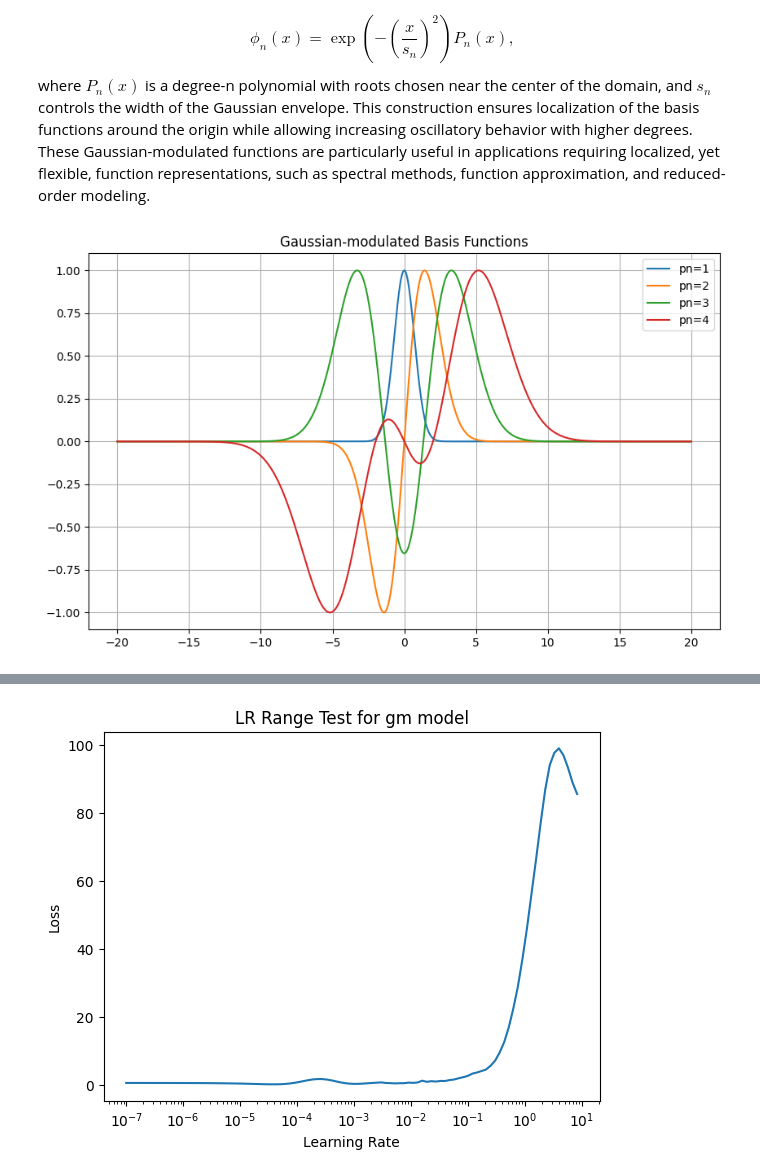
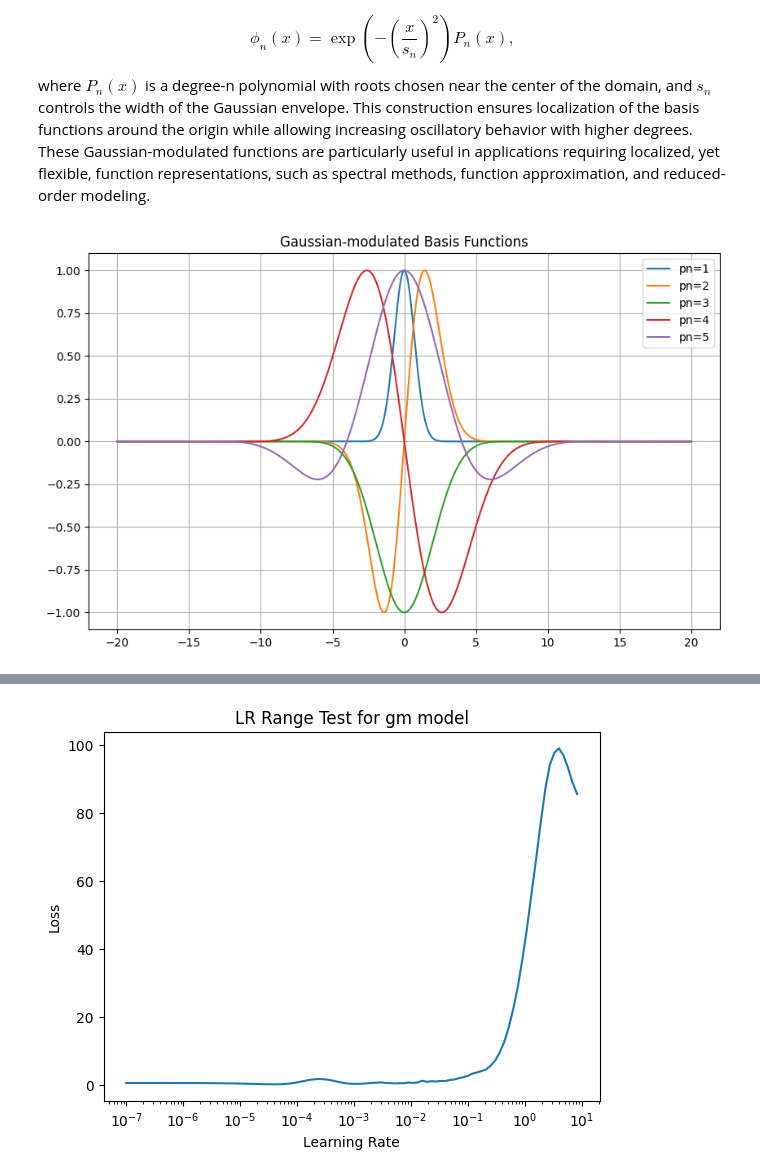
Before and after one commit to oduolaidrisA/Scientific-Machine-Learning-for-QEP, a Jupyter notebook: RqPINN_with_attention/pre_trainer.ipynb, the cells around one changed output, grey strips where cells are left out. Drawn from its saved outputs; the diff is of its cells as text; code cells hidden in the pictures.

```diff
--- a/RqPINN_with_attention/pre_trainer.ipynb
+++ b/RqPINN_with_attention/pre_trainer.ipynb
@@ -223,36 +217,36 @@ def build_function(xd, pn):
     ftmp = fg(xd, pn)  # Gaussian with width pn
 
     if pn == 1:
         mfun = torch.ones_like(xd)  # The modulating function that causes the gaussian to cross zero
     else:
         sp = 40 / pn    #Spacing parameter
-        pnt = (torch.arange(1, n+1) * sp - 20) * 0.2  # Roots, sp spreads the points along the domain, -20 allows it to match the starting point, 0.2 is the scaling factor
+        pnt = (torch.arange(1, n+1) * sp - 20) * 1  # Roots, sp spreads the points along the domain, -20 allows it to match the starting point, 0.2 is the scaling factor
         mfun = torch.ones_like(xd)
         for pm in range(n):
             mfun = mfun * (xd - pnt[pm])
 
     InFun = ftmp * mfun
     InFun = InFun / InFun.abs().max()  # Normalize
     return InFun
 
 def main():
     xd = torch.linspace(-20, 20, 2001)
-    NMax = 4
+    NMax = 5
 
     plt.figure(figsize=(10,6))
     for pn in range(1, NMax+1):
         InFun = build_function(xd, pn)
         plt.plot(xd.numpy(), InFun.numpy(), label=f'pn={pn}')
 
     plt.title('Gaussian-modulated Basis Functions')
     plt.legend()
     plt.grid(True)
     plt.show()
 
 if __name__ == "__main__":
     main()
 # %% [output]
-[figure, old version]
+[figure, new version]
 # %%
 def fg(x, s):
     """Batch of Gaussians for different widths."""
```
Also changed, not shown: parts of 3 cells of this notebook, 5 other files.
